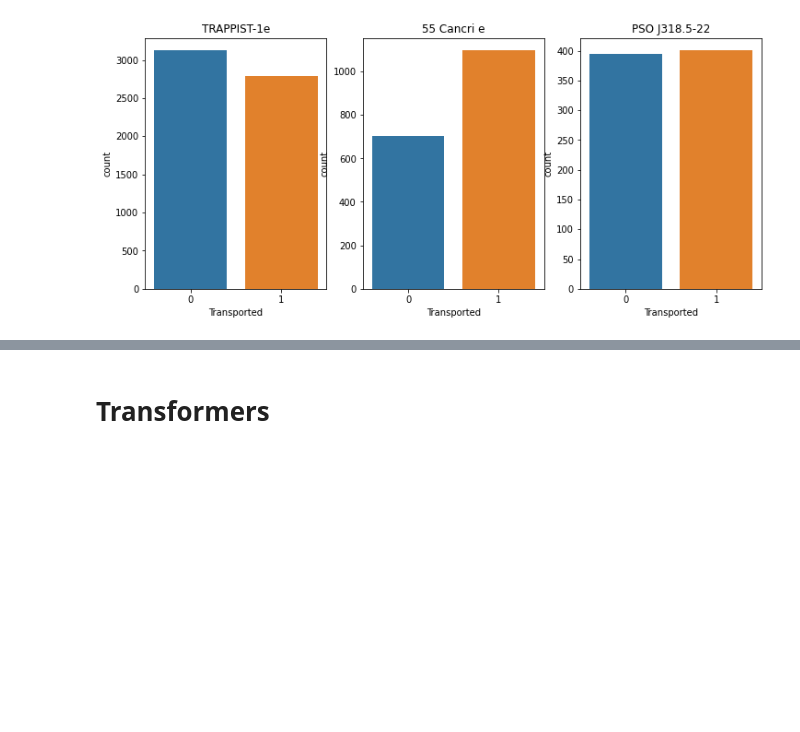
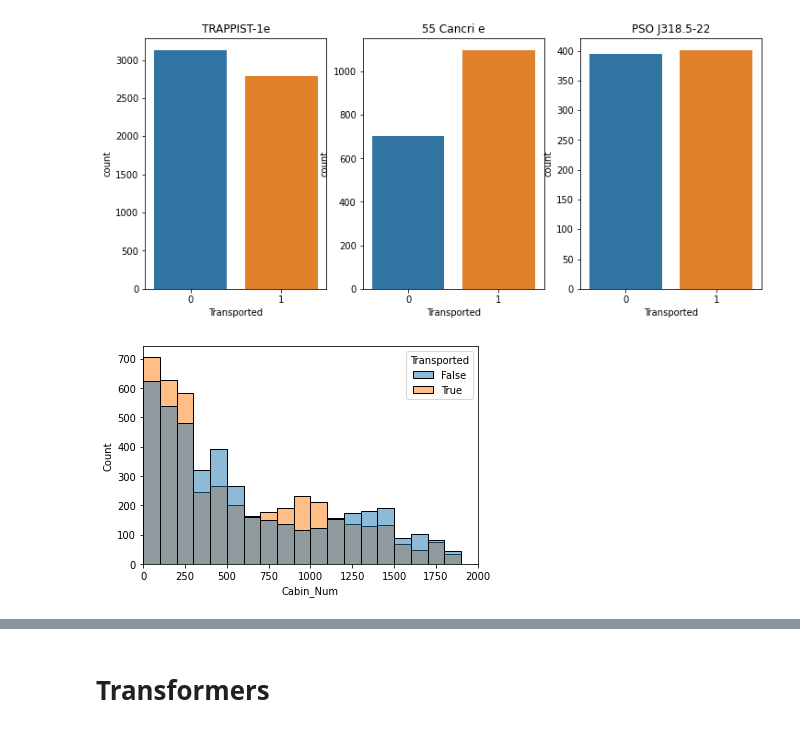
Before and after one commit to yassarmohammed87/SpaceShipTitanic-Kaggle, a Jupyter notebook: Spaceship_Titanic.ipynb, the cells around one changed output, grey strips where cells are left out. Saved outputs shown, nothing was run; the diff lists cells and outputs as text; code cells hidden in the pictures; blank space fills up the shorter version.

```diff
--- a/Spaceship_Titanic.ipynb
+++ b/Spaceship_Titanic.ipynb
@@ -114,6 +167,14 @@ def category_comp_plot(field):
 plt.subplots_adjust(left=2,right=3)
 # %% [output]
 <Figure size 432x288 with 0 Axes>
+# %%
+def numeric_comp_plot(field,binwidth,xlim=None,ylim=None):
+  my_df=df.copy()
+  my_df[field].fillna(my_df[field].median(),inplace=True)
+  my_df[field]=my_df[field].astype('int')
+  sns.histplot(data=my_df,x=field,hue='Transported',binwidth=binwidth)
+  plt.xlim(xlim)
+  plt.ylim(ylim)
 # %%
 df.boxplot(column='Age',by='Transported')
 # %% [output]
@@ -144,3 +210,8 @@ category_comp_plot('Port')
 category_comp_plot('Destination')
 # %% [output]
 [figure]
+# %%
+df['Cabin_Num']=df['Cabin'].str.split('/',expand=True)[1]
+numeric_comp_plot('Cabin_Num',binwidth=100,xlim=[0,2000])
+# %% [output]
+[figure, added]
```
Also changed, not shown: parts of 41 cells of this notebook.
